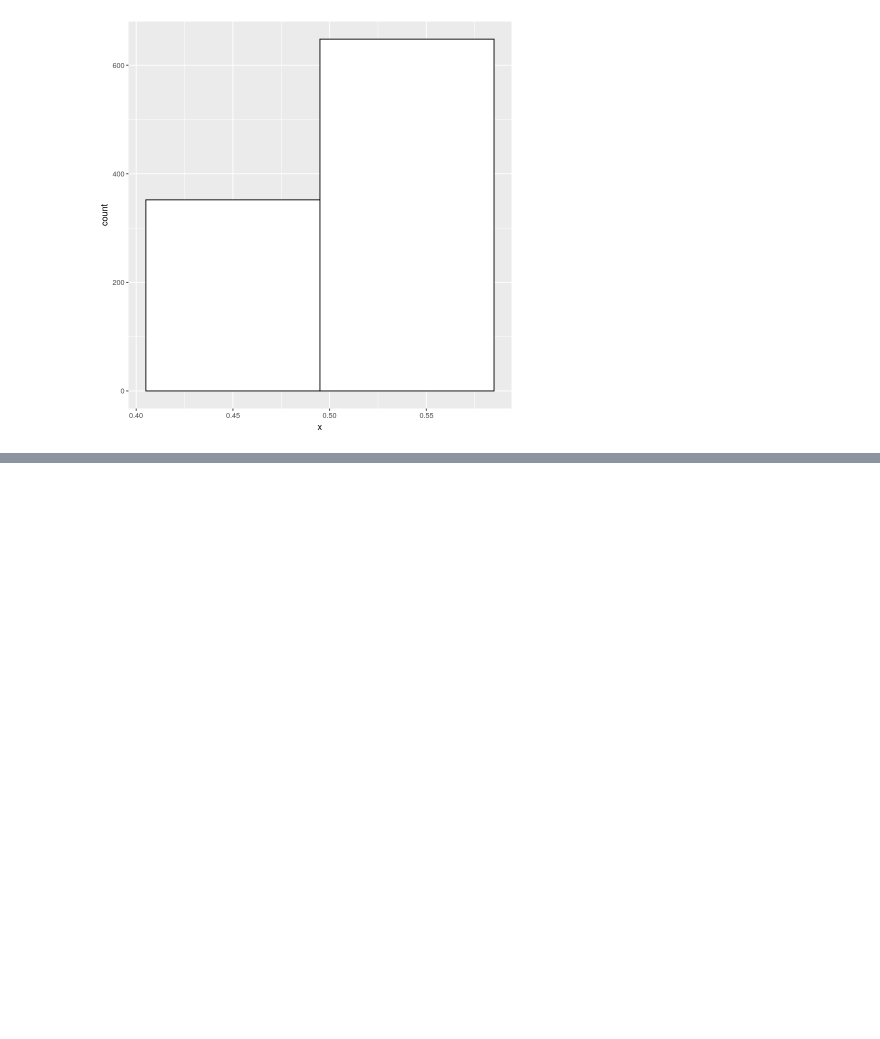
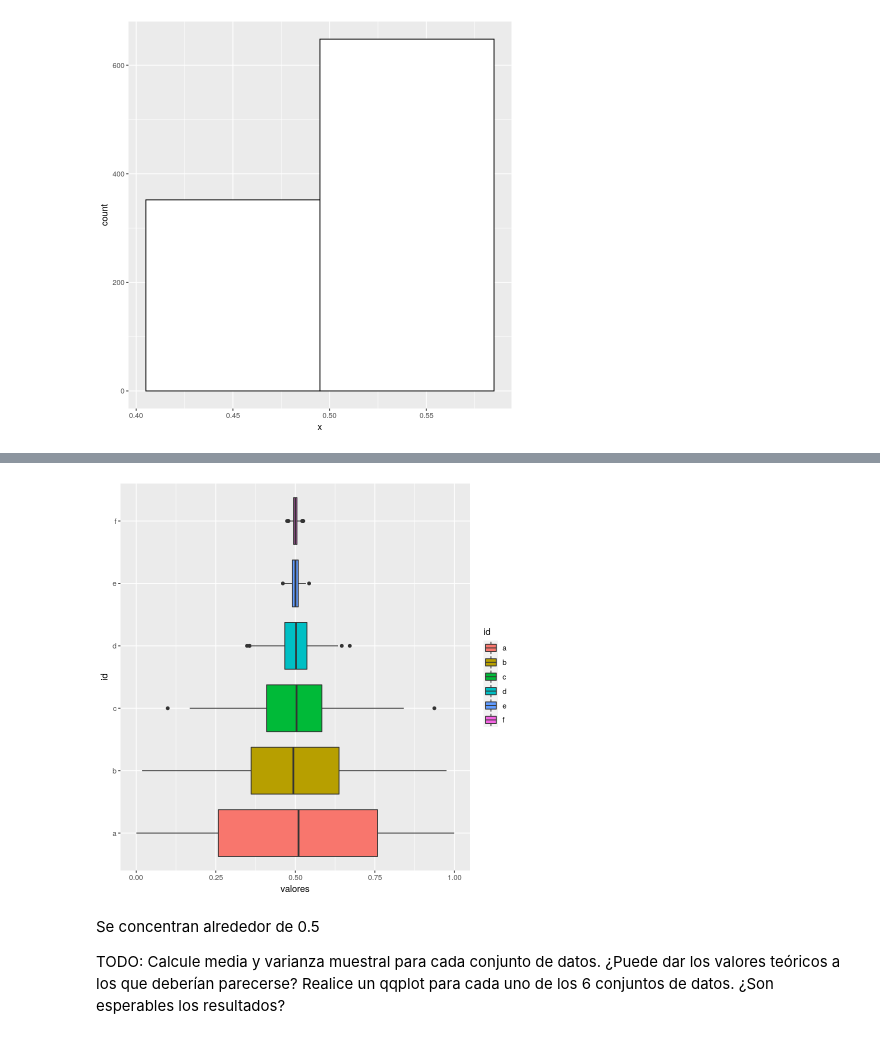
Before and after one commit to fzanollo/proba, a Jupyter notebook: tp/TP.ipynb, the cells around one changed output, grey strips where cells are left out. Saved outputs shown, nothing was run; the diff lists cells and outputs as text; code cells hidden in the pictures; blank space fills up the shorter version.

```diff
--- a/tp/TP.ipynb
+++ b/tp/TP.ipynb
@@ -60,0 +75,13 @@ make_histogram(e_datos)
+# %%
+dat = data.frame(valores=c(a_datos, b_datos, c_datos, d_datos, e_datos, f_datos), id=rep(c('a','b','c','d','e','f'),each=1000))
+
+ggplot(dat, aes(x=id, y=valores, fill=id)) +
+  geom_boxplot() + coord_flip()
+# %% [output]
+[figure, added]
+# %% [markdown]
+Se concentran alrededor de 0.5
+
+TODO: Calcule media y varianza muestral para cada conjunto de datos. ¿Puede dar los
+valores teóricos a los que deberı́an parecerse? Realice un qqplot para cada uno de
+los 6 conjuntos de datos. ¿Son esperables los resultados?
```
Also changed, not shown: parts of 5 cells of this notebook.
